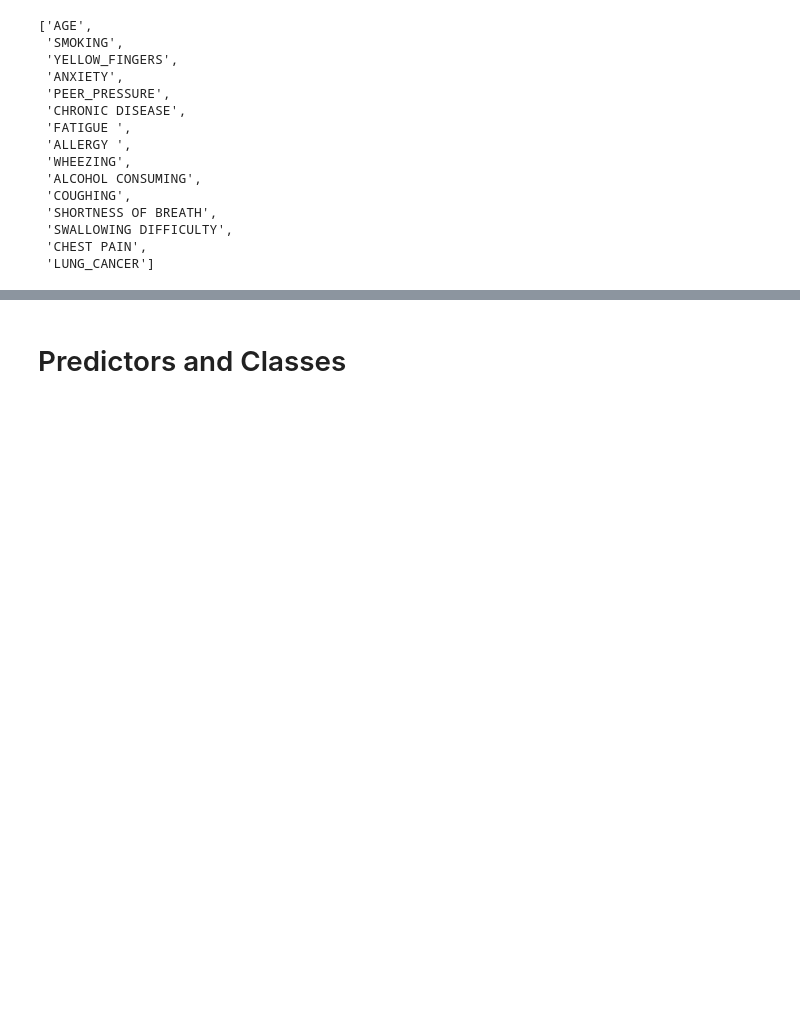
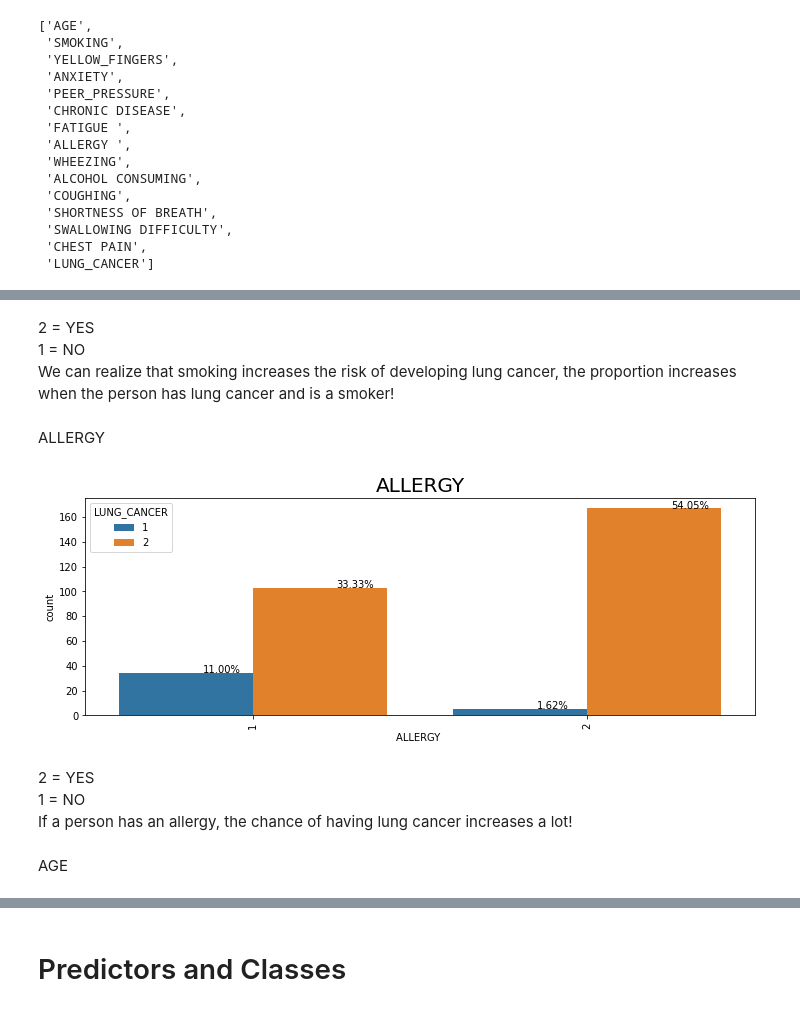
Before and after one commit to matheusapostulo/lung-cancer-machine-learning, a Jupyter notebook: Lung_Cancer_Machine_Learning.ipynb, the cells around one changed output, grey strips where cells are left out. Saved outputs shown, nothing was run; the diff lists cells and outputs as text; code cells hidden in the pictures; blank space fills up the shorter version.

```diff
--- a/Lung_Cancer_Machine_Learning.ipynb
+++ b/Lung_Cancer_Machine_Learning.ipynb
@@ -307,0 +353,22 @@ plt.show()
+# %% [markdown]
+2 = YES
+1 = NO
+We can realize that smoking increases the risk of developing lung cancer, the proportion increases when the person has lung cancer and is a smoker!
+# %% [markdown]
+ALLERGY
+# %%
+plt.figure(figsize=(12,4))
+x= sns.countplot(x='ALLERGY ',data=lung_df,hue='LUNG_CANCER')
+plt.xticks(rotation=90)
+plt.title('ALLERGY',fontdict={'fontsize':20})
+for i in x.patches:
+    x.annotate('{:.2f}'.format((i.get_height()/lung_df.shape[0])*100)+'%',(i.get_x()+0.25, i.get_height()+0.01))
+plt.show()
+# %% [output]
+[figure, added]
+# %% [markdown]
+2 = YES
+1 = NO
+If a person has an allergy, the chance of having lung cancer increases a lot!
+# %% [markdown]
+AGE
```
Also changed, not shown: parts of 19 cells of this notebook.
